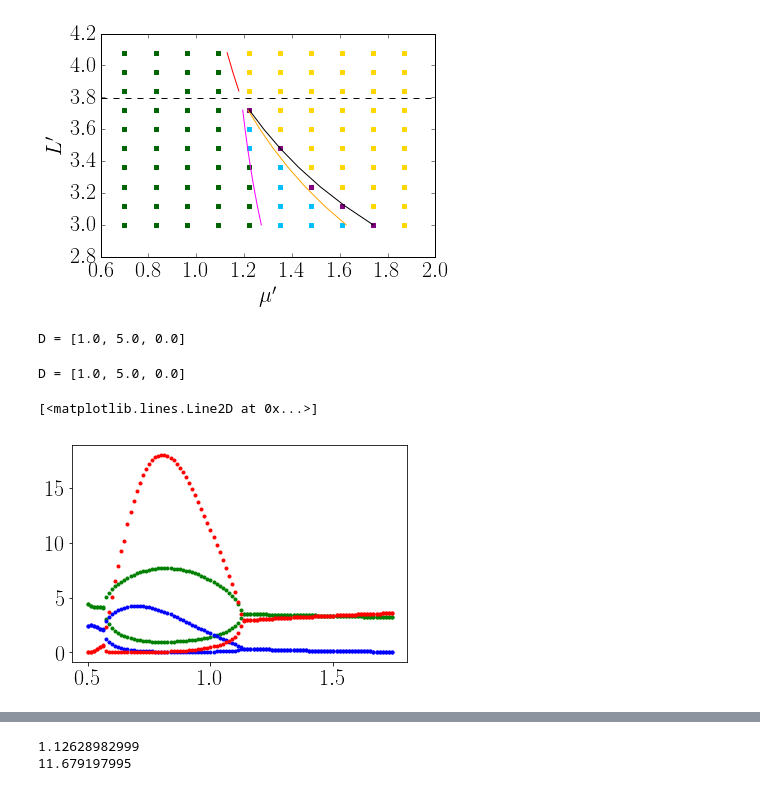
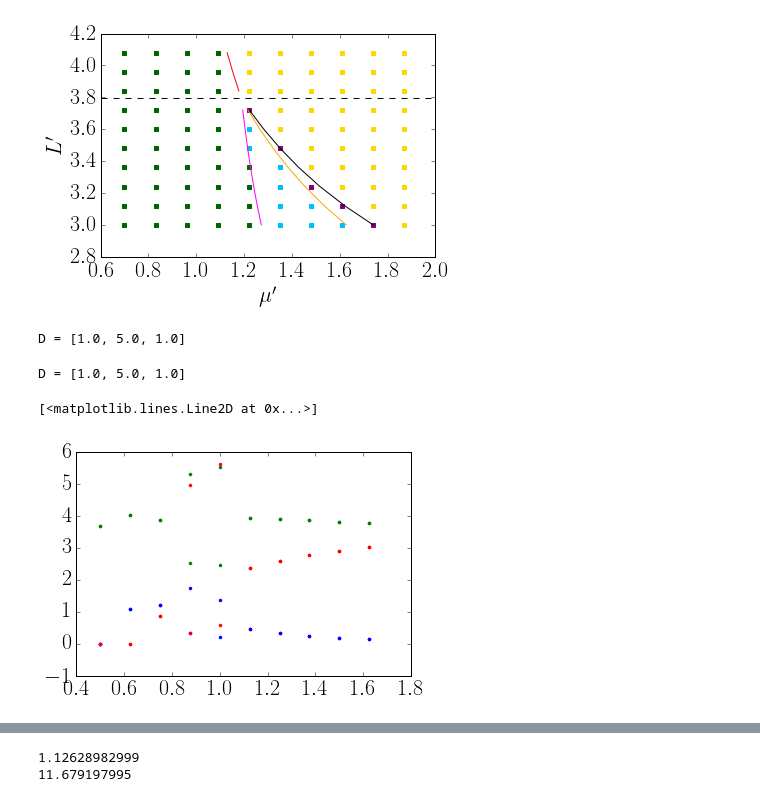
Before and after one commit to reand705/IGP, a Jupyter notebook: Method_Of_LinesIGP_MAX.ipynb, the cells around one changed output, grey strips where cells are left out. Cells and saved outputs as stored; diff of their text form; code cells hidden in the pictures.

```diff
--- a/Method_Of_LinesIGP_MAX.ipynb
+++ b/Method_Of_LinesIGP_MAX.ipynb
@@ -23,8 +23,8 @@ Already using adimensionlization
 
 #Discretização
 M = 101 #espaço
-N = 200000 #tempo
-Tmax = 20000.0
+N = 20000 #tempo
+Tmax = 1000.0
 # %%
 # -------------------- Funcional Response - IGP
 
@@ -561,15 +565,16 @@ plt.ylabel(r"$L'$")
 #Gera os dados para fazer o gráfico L x mu
 #L' = sqrt(m1)*(L/pi)
 Nl = 10
-L = [0.5 + 0.0125*j for j in range(0,Nl)]
+L = [0.5 + 0.125*j for j in range(0,Nl)]
 mu = 15
 t = np.linspace(0,Tmax,N)
-m = 1.0
+m1 = 1.05
+m2 = 0.95
 gamma = 0.5
 alpha = 1
 beta = 8
-phi = 1.0
-D = [[1.0,5.0,0.0]]
+amplitude = 1
+D = [[1.0,5.0,1.0]]
 for d in D:
     print("D = " + str(d))
     D1,D2,DR = d[0],d[1],d[2]
@@ -578,58 +583,59 @@ for d in D:
         d_2 = D2/(l**2)
         d_r = DR/(l**2)
 
-        R0,C10,C20 = init(M)
+        R0,C10,C20 = init(M,amplitude)
         y0 = np.r_[R0,C10,C20]
 
         sol = scipy.integrate.odeint(ddt,y0,t)
         sol = np.array(sol)
-        np.save('Method_Of_LinesIGP_l = %.3f,DR=%.3f,D1=%.3f,D2=%.3f,mu=%.3f,gamma=%.3f,beta =%.3f'
-                % (l,DR,D1,D2,mu,gamma,beta),sol)
+        np.save('Method_Of_LinesIGP_amplitude=%d,l = %.3f,DR=%.3f,D1=%.3f,D2=%.3f,mu=%.3f,gamma=%.3f,beta =%.3f'
+                % (amplitude,l,DR,D1,D2,mu,gamma,beta),sol)
 # %% [output]
-D = [1.0, 5.0, 0.0]
+D = [1.0, 5.0, 1.0]
 # %%
 #Leia os dados e gere o gráfico Pop x L
-Nl = 100
-L = [0.5 + 0.0125*j for j in range(0,Nl)]
+Nl = 10
+L = [0.5 + 0.125*j for j in range(0,Nl)]
 mu = 15
 t = np.linspace(0,Tmax,N)
-m = 1.0
+m1 = 1.05
+m2 = 0.95
 gamma = 0.5
 alpha = 1
 beta = 8
-phi = 1.0
-D = [[1.0,5.0,0.0]]
+amplitude = 1
+D = [[1.0,5.0,1.0]]
 
 RMAX = []
 RMIN = []
 C1MAX = []
 C1MIN = []
 C2MAX = []
 C2MIN = []
 
 for d in D:
     print("D = " + str(d))
     D1,D2,DR = d[0],d[1],d[2]
     for l in L:
-        sol = np.load('Method_Of_LinesIGP_l = %.3f,DR=%.3f,D1=%.3f,D2=%.3f,mu=%.3f,gamma=%.3f,beta =%.3f.npy'
-                % (l,DR,D1,D2,mu,gamma,beta))
+        sol = np.load('Method_Of_LinesIGP_amplitude=%d,l = %.3f,DR=%.3f,D1=%.3f,D2=%.3f,mu=%.3f,gamma=%.3f,beta =%.3f.npy'
+                % (amplitude,l,DR,D1,D2,mu,gamma,beta))
         R = np.transpose(sol[:,0:M])
         C1 = np.transpose(sol[:,M:2*M])
         C2 = np.transpose(sol[:,2*M:])
-        RMAX.append(np.max(R[M/2,-500:]))
-        RMIN.append(np.min(R[M/2,-500:]))
-        C1MAX.append(np.max(C1[M/2,-500:]))
-        C1MIN.append(np.min(C1[M/2,-500:]))
-        C2MAX.append(np.max(C2[M/2,-500:]))
-        C2MIN.append(np.min(C2[M/2,-500:]))
+        RMAX.append(np.max(R[M/2,-1000:]))
+        RMIN.append(np.min(R[M/2,-1000:]))
+        C1MAX.append(np.max(C1[M/2,-1000:]))
+        C1MIN.append(np.min(C1[M/2,-1000:]))
+        C2MAX.append(np.max(C2[M/2,-1000:]))
+        C2MIN.append(np.min(C2[M/2,-1000:]))
 
 plt.plot(L,RMAX,color = 'green',marker = '.',linestyle = "None")
 plt.plot(L,RMIN,color = 'green',marker = '.',linestyle = "None")
 plt.plot(L,C1MAX,color = 'blue',marker = '.',linestyle = "None")
 plt.plot(L,C1MIN,color = 'blue',marker = '.',linestyle = "None")
 plt.plot(L,C2MAX,color = 'red',marker = '.',linestyle = "None")
 plt.plot(L,C2MIN,color = 'red',marker = '.',linestyle = "None")
 # %% [output]
-D = [1.0, 5.0, 0.0]
+D = [1.0, 5.0, 1.0]
 [<matplotlib.lines.Line2D at 0x...>]
-[figure, old version]
+[figure, new version]
```
Also changed, not shown: parts of 4 cells of this notebook, 1 other file.
